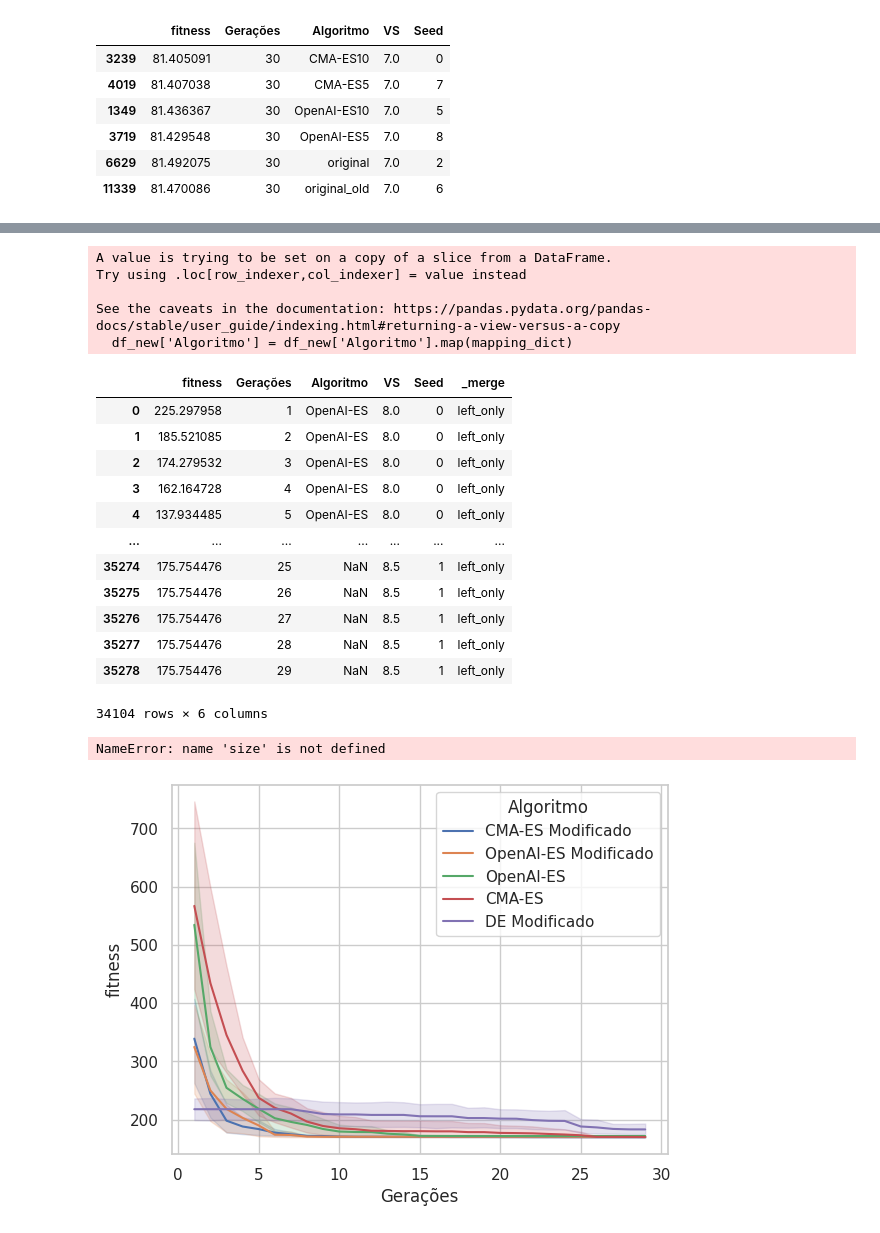
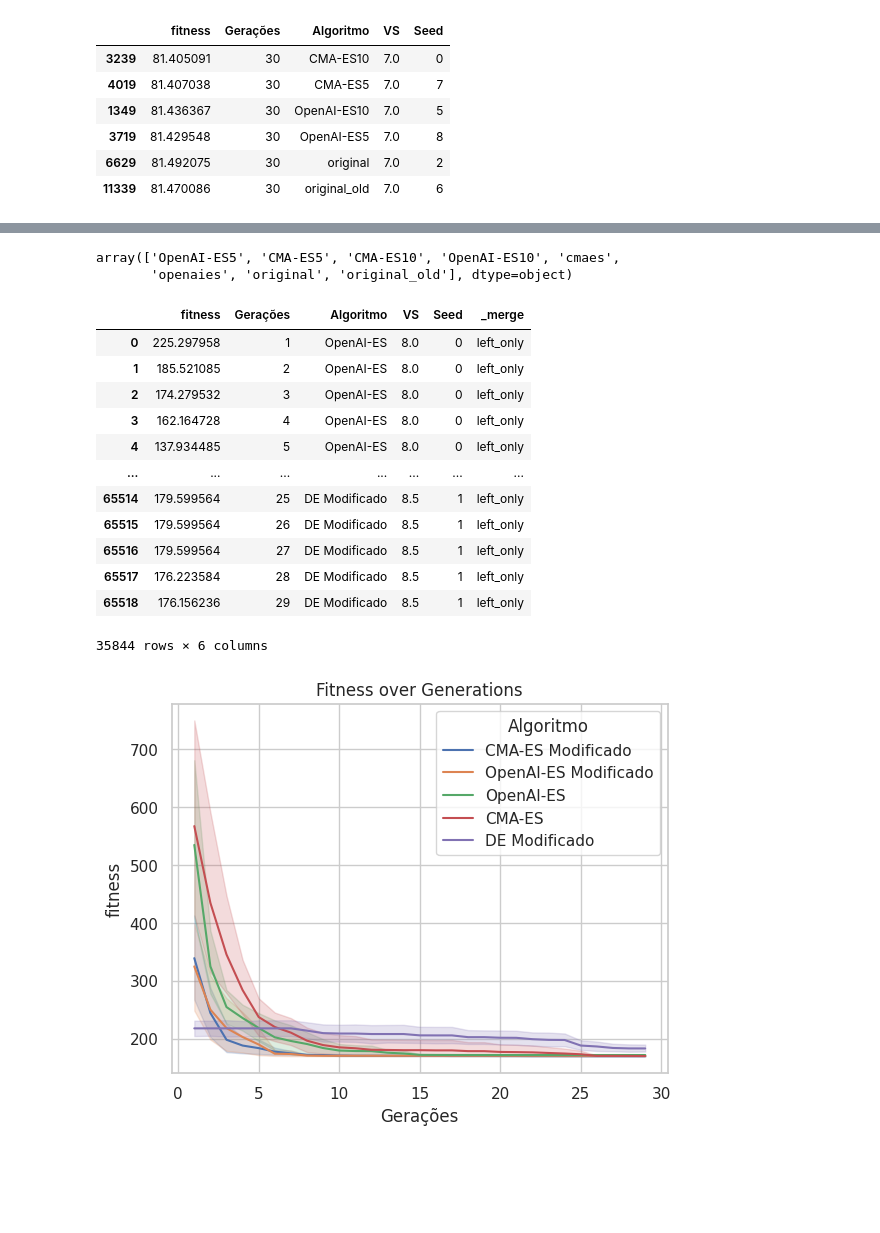
Before and after one commit to pauloBFalmeida/hydrone, a Jupyter notebook: Analise/valids_graph.ipynb, the cells around one changed output, grey strips where cells are left out. Drawn from its saved outputs; the diff is of its cells as text; code cells hidden in the pictures; blank space fills up the shorter version.

Commit message:
update sns versionin valid graph

```diff
--- a/Analise/valids_graph.ipynb
+++ b/Analise/valids_graph.ipynb
@@ -798,3 +809,13 @@ df_new
+# %%
+pd.options.mode.chained_assignment = None
+
+df_new.drop(df_new[df_new['Algoritmo'] == 'cmaes_old'].index, inplace=True)
+df_new.drop(df_new[df_new['Algoritmo'] == 'openaies_old'].index, inplace=True)
+# %%
+pd.unique(df_new['Algoritmo'])
+# %% [output]
+array(['OpenAI-ES5', 'CMA-ES5', 'CMA-ES10', 'OpenAI-ES10', 'cmaes',
+       'openaies', 'original', 'original_old'], dtype=object)
 # %%
 mapping_dict ={'original':     'DE Modificado',
                 'original_old': 'DE Base',
@@ -807,36 +828,30 @@ mapping_dict ={'original':     'DE Modificado',
 df_new['Algoritmo'] = df_new['Algoritmo'].map(mapping_dict)
 df_new
 # %% [output]
+|  | fitness | Gerações | Algoritmo | VS | Seed | _merge |
+| 0 | 225.297958 | 1 | OpenAI-ES | 8.0 | 0 | left_only |
+| 1 | 185.521085 | 2 | OpenAI-ES | 8.0 | 0 | left_only |
+| 2 | 174.279532 | 3 | OpenAI-ES | 8.0 | 0 | left_only |
+| 3 | 162.164728 | 4 | OpenAI-ES | 8.0 | 0 | left_only |
+| 4 | 137.934485 | 5 | OpenAI-ES | 8.0 | 0 | left_only |
+| ... | ... | ... | ... | ... | ... | ... |
+| 65514 | 179.599564 | 25 | DE Modificado | 8.5 | 1 | left_only |
+| 65515 | 179.599564 | 26 | DE Modificado | 8.5 | 1 | left_only |
+| 65516 | 179.599564 | 27 | DE Modificado | 8.5 | 1 | left_only |
+| 65517 | 176.223584 | 28 | DE Modificado | 8.5 | 1 | left_only |
+| 65518 | 176.156236 | 29 | DE Modificado | 8.5 | 1 | left_only |
-A value is trying to be set on a copy of a slice from a DataFrame.
-Try using .loc[row_indexer,col_indexer] = value instead
-
-See the caveats in the documentation: https://pandas.pydata.org/pandas-docs/stable/user_guide/indexing.html#returning-a-view-versus-a-copy
-  df_new['Algoritmo'] = df_new['Algoritmo'].map(mapping_dict)
+35844 rows × 6 columns
-|  | fitness | Gerações | Algoritmo | VS | Seed | _merge |
-| 0 | 225.297958 | 1 | OpenAI-ES | 8.0 | 0 | left_only |
-| 1 | 185.521085 | 2 | OpenAI-ES | 8.0 | 0 | left_only |
-| 2 | 174.279532 | 3 | OpenAI-ES | 8.0 | 0 | left_only |
-| 3 | 162.164728 | 4 | OpenAI-ES | 8.0 | 0 | left_only |
-| 4 | 137.934485 | 5 | OpenAI-ES | 8.0 | 0 | left_only |
-| ... | ... | ... | ... | ... | ... | ... |
-| 35274 | 175.754476 | 25 | NaN | 8.5 | 1 | left_only |
-| 35275 | 175.754476 | 26 | NaN | 8.5 | 1 | left_only |
-| 35276 | 175.754476 | 27 | NaN | 8.5 | 1 | left_only |
-| 35277 | 175.754476 | 28 | NaN | 8.5 | 1 | left_only |
-| 35278 | 175.754476 | 29 | NaN | 8.5 | 1 | left_only |
-34104 rows × 6 columns
 # %%
 df = df_new.loc[df_new['VS'] == 8.5]
 sns.lineplot(data=df, x='Gerações', y='fitness', hue='Algoritmo', markers=True)
-plt.xlabel('Gerações', size)
+plt.xlabel('Gerações')
 plt.ylabel('fitness')
 plt.title('Fitness over Generations')
 plt.legend(title='Algoritmo')
 plt.grid(True)
 plt.show()
 # %% [output]
-NameError: name 'size' is not defined
-[figure, old version]
+[figure, new version]
 # %%
 def create_graph_geracao_sns(vs, save=True):
     plt.figure(figsize=(6, 4))
```
Also changed, not shown: parts of 14 cells of this notebook.
